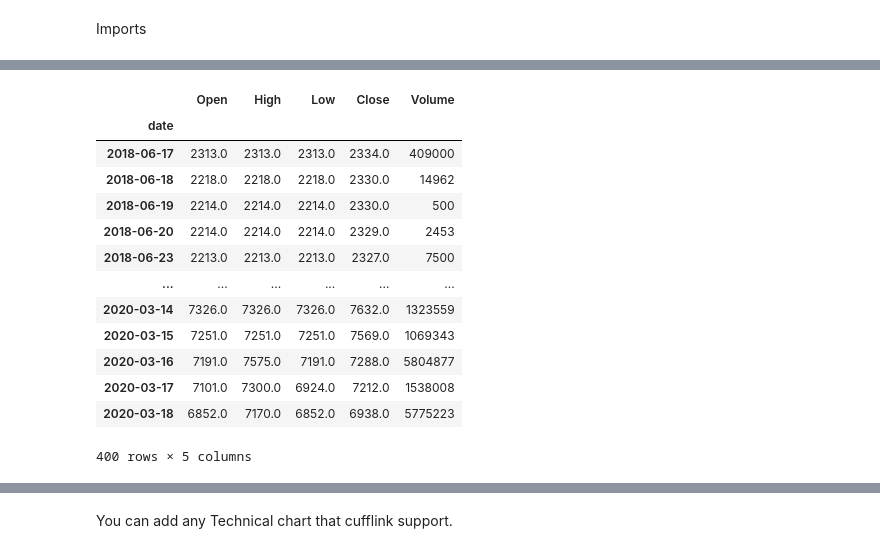
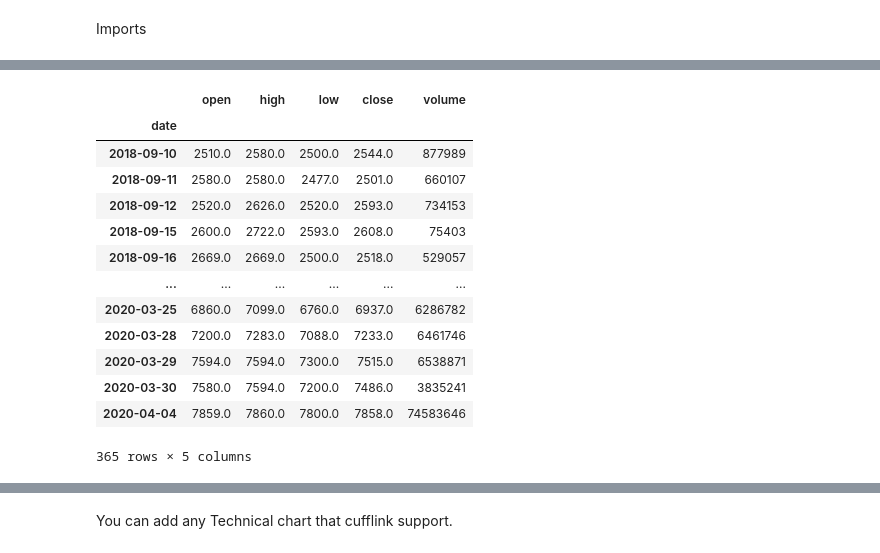
Before and after one commit to ghodsizadeh/tehran-stocks, a Jupyter notebook: Example/Cufflink_Sample.ipynb, the cells around one changed output, grey strips where cells are left out. Saved outputs shown, nothing was run; the diff lists cells and outputs as text; code cells hidden in the pictures.

```diff
--- a/Example/Cufflink_Sample.ipynb
+++ b/Example/Cufflink_Sample.ipynb
@@ -15,24 +27,26 @@ init_notebook_mode()
 # %%
 stock_by_symbol = Stocks.query.filter_by(name='سمازن').first() #find by symbol(نماد)
 rates_cols=['first','high','low','close','vol']
-df = stock_by_symbol.df.tail(400)
-df = df[rates_cols].rename(columns={ 'first': 'Open','high':'High','low':'Low','close':'Close','vol':'Volume'})
+df = stock_by_symbol.df.tail(365)
+# df = df[rates_cols].rename(columns={ 'first': 'Open','high':'High','low':'Low','close':'Close','vol':'Volume'})
+df = df[rates_cols]
+df.columns = ['open','high','low','close','volume']
 # df.index.names = ['Date']
 df
 # %% [output]
-|  | Open | High | Low | Close | Volume |
+|  | open | high | low | close | volume |
 | date |  |  |  |  |  |
-| 2018-06-17 | 2313.0 | 2313.0 | 2313.0 | 2334.0 | 409000 |
-| 2018-06-18 | 2218.0 | 2218.0 | 2218.0 | 2330.0 | 14962 |
-| 2018-06-19 | 2214.0 | 2214.0 | 2214.0 | 2330.0 | 500 |
-| 2018-06-20 | 2214.0 | 2214.0 | 2214.0 | 2329.0 | 2453 |
-| 2018-06-23 | 2213.0 | 2213.0 | 2213.0 | 2327.0 | 7500 |
+| 2018-09-10 | 2510.0 | 2580.0 | 2500.0 | 2544.0 | 877989 |
+| 2018-09-11 | 2580.0 | 2580.0 | 2477.0 | 2501.0 | 660107 |
+| 2018-09-12 | 2520.0 | 2626.0 | 2520.0 | 2593.0 | 734153 |
+| 2018-09-15 | 2600.0 | 2722.0 | 2593.0 | 2608.0 | 75403 |
+| 2018-09-16 | 2669.0 | 2669.0 | 2500.0 | 2518.0 | 529057 |
 | ... | ... | ... | ... | ... | ... |
-| 2020-03-14 | 7326.0 | 7326.0 | 7326.0 | 7632.0 | 1323559 |
-| 2020-03-15 | 7251.0 | 7251.0 | 7251.0 | 7569.0 | 1069343 |
-| 2020-03-16 | 7191.0 | 7575.0 | 7191.0 | 7288.0 | 5804877 |
-| 2020-03-17 | 7101.0 | 7300.0 | 6924.0 | 7212.0 | 1538008 |
-| 2020-03-18 | 6852.0 | 7170.0 | 6852.0 | 6938.0 | 5775223 |
+| 2020-03-25 | 6860.0 | 7099.0 | 6760.0 | 6937.0 | 6286782 |
+| 2020-03-28 | 7200.0 | 7283.0 | 7088.0 | 7233.0 | 6461746 |
+| 2020-03-29 | 7594.0 | 7594.0 | 7300.0 | 7515.0 | 6538871 |
+| 2020-03-30 | 7580.0 | 7594.0 | 7200.0 | 7486.0 | 3835241 |
+| 2020-04-04 | 7859.0 | 7860.0 | 7800.0 | 7858.0 | 74583646 |
-400 rows × 5 columns
+365 rows × 5 columns
 # %%
 qf = cf.QuantFig(df, title="سیمان مازندران", legend='top', name='سمازن')
```
Also changed, not shown: parts of 3 cells of this notebook.
